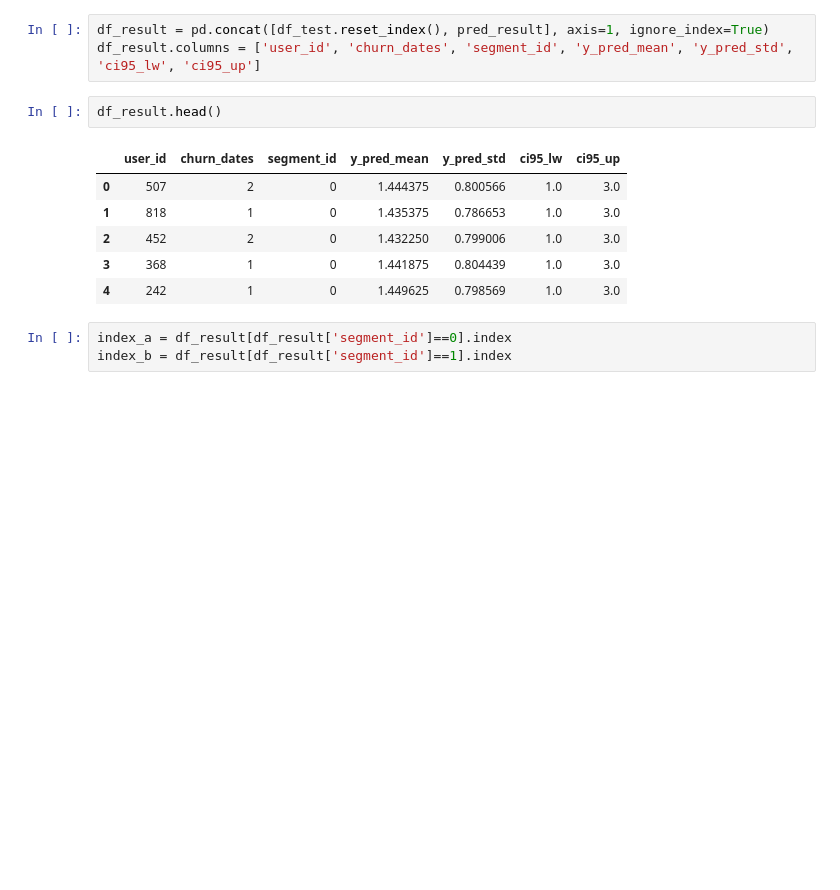
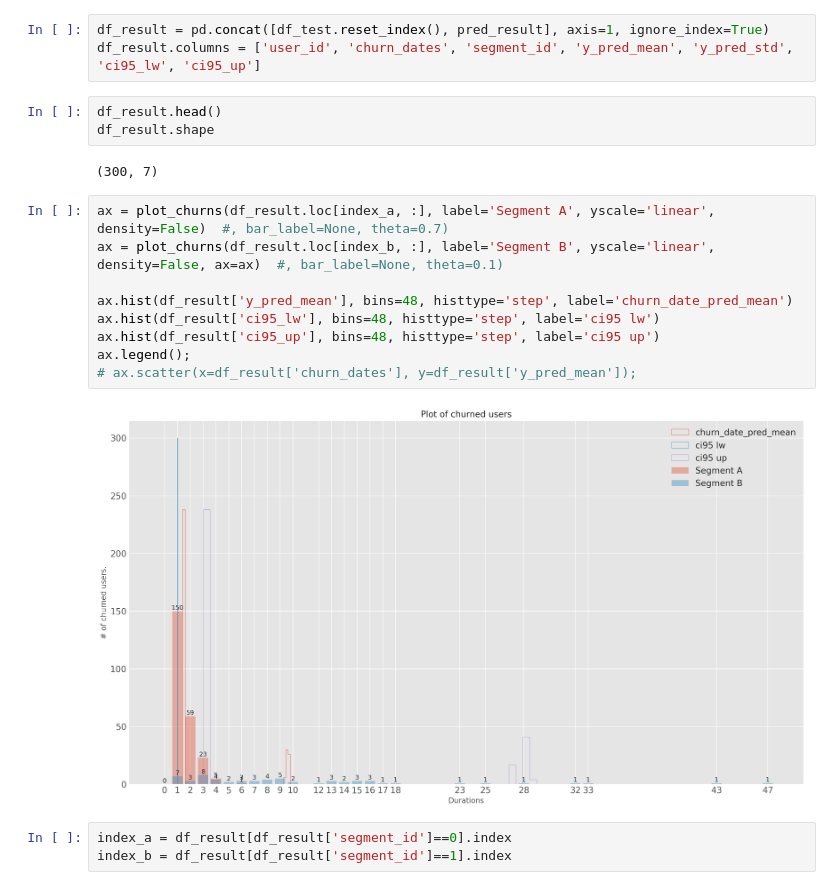
Before and after one commit to yukoga/cltv_contractual_with_jax, a Jupyter notebook: notebooks/pymc4 sandbox.ipynb, the cells around one changed output. Cells and saved outputs as stored; diff of their text form; blank space fills up the shorter version.

```diff
--- a/notebooks/pymc4 sandbox.ipynb
+++ b/notebooks/pymc4 sandbox.ipynb
@@ -197,13 +200,20 @@ df_result = pd.concat([df_test.reset_index(), pred_result], axis=1, ignore_index
 df_result.columns = ['user_id', 'churn_dates', 'segment_id', 'y_pred_mean', 'y_pred_std', 'ci95_lw', 'ci95_up']
 # %%
 df_result.head()
+df_result.shape
 # %% [output]
-|  | user_id | churn_dates | segment_id | y_pred_mean | y_pred_std | ci95_lw | ci95_up |
-| 0 | 507 | 2 | 0 | 1.444375 | 0.800566 | 1.0 | 3.0 |
-| 1 | 818 | 1 | 0 | 1.435375 | 0.786653 | 1.0 | 3.0 |
-| 2 | 452 | 2 | 0 | 1.432250 | 0.799006 | 1.0 | 3.0 |
-| 3 | 368 | 1 | 0 | 1.441875 | 0.804439 | 1.0 | 3.0 |
-| 4 | 242 | 1 | 0 | 1.449625 | 0.798569 | 1.0 | 3.0 |
+(300, 7)
+# %%
+ax = plot_churns(df_result.loc[index_a, :], label='Segment A', yscale='linear', density=False)  #, bar_label=None, theta=0.7)
+ax = plot_churns(df_result.loc[index_b, :], label='Segment B', yscale='linear', density=False, ax=ax)  #, bar_label=None, theta=0.1)
+
+ax.hist(df_result['y_pred_mean'], bins=48, histtype='step', label='churn_date_pred_mean')
+ax.hist(df_result['ci95_lw'], bins=48, histtype='step', label='ci95 lw')
+ax.hist(df_result['ci95_up'], bins=48, histtype='step', label='ci95 up')
+ax.legend();
+# ax.scatter(x=df_result['churn_dates'], y=df_result['y_pred_mean']);
+# %% [output]
+[figure, added]
 # %%
 index_a = df_result[df_result['segment_id']==0].index
 index_b = df_result[df_result['segment_id']==1].index
```
Also changed, not shown: parts of 6 cells of this notebook.
